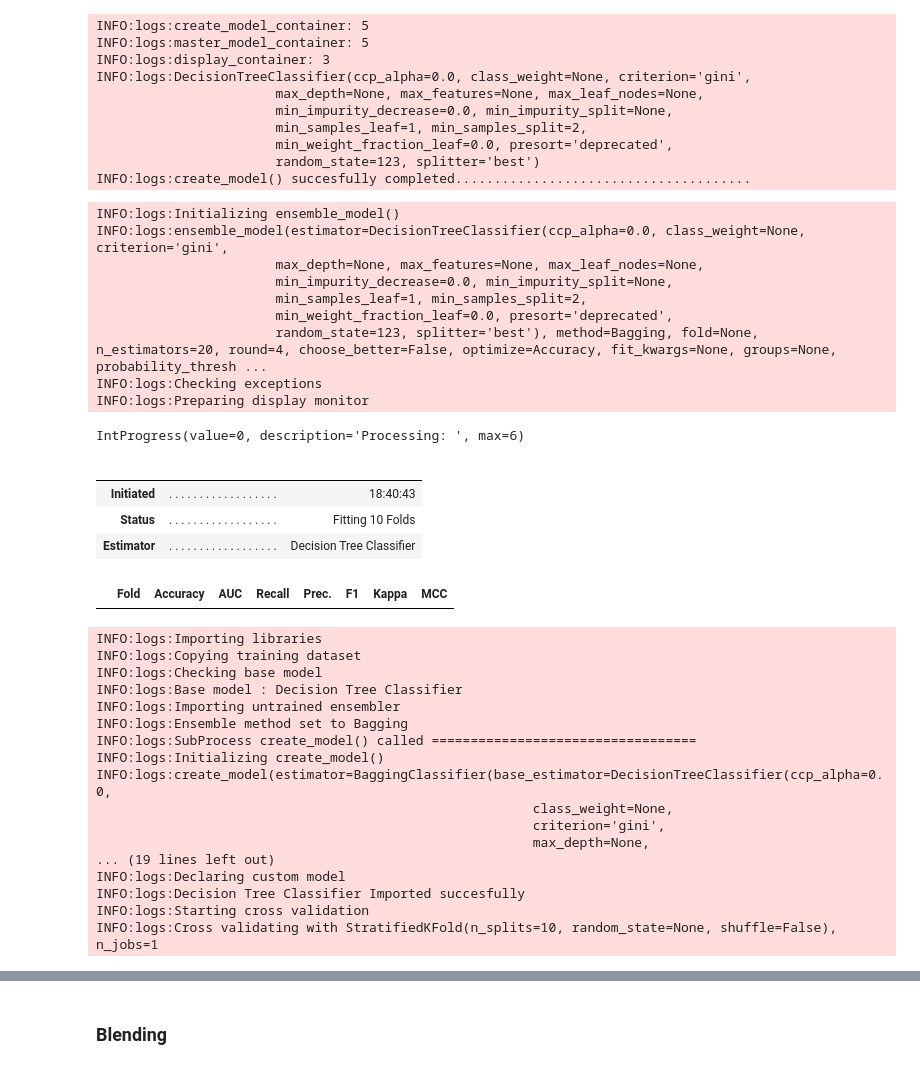
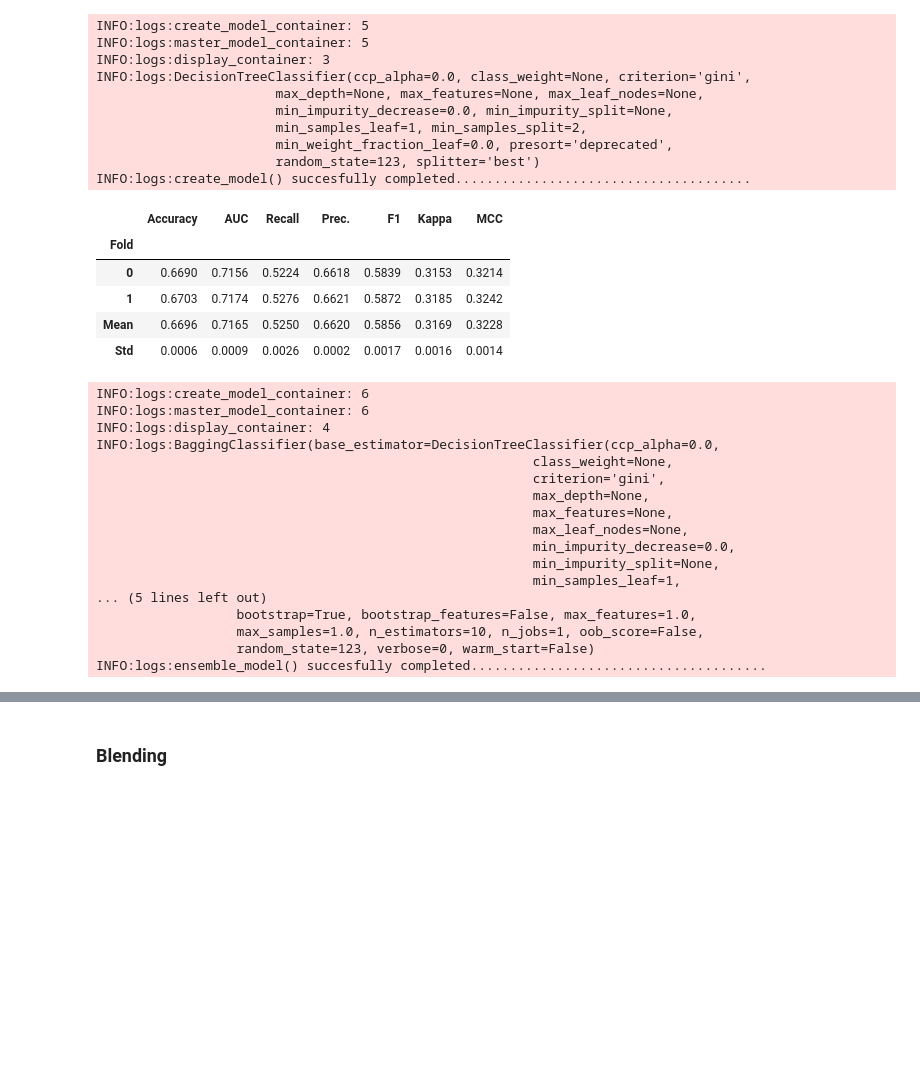
Before and after one commit to kwpark23/Airline-Delays, a Jupyter notebook: Airline_delay.ipynb, the cells around one changed output, grey strips where cells are left out. Drawn from its saved outputs; the diff is of its cells as text; code cells hidden in the pictures; blank space fills up the shorter version.

```diff
--- a/Airline_delay.ipynb
+++ b/Airline_delay.ipynb
@@ -378,39 +379,29 @@ INFO:logs:DecisionTreeClassifier(ccp_alpha=0.0, class_weight=None, criterion='gi
                        random_state=123, splitter='best')
 INFO:logs:create_model() succesfully completed......................................
 # %%
-bagged_dt = ensemble_model(dt, n_estimators=20)
+bagged_dt = ensemble_model(dt, n_estimators=10, fold=2)
 # %% [output]
+|  | Accuracy | AUC | Recall | Prec. | F1 | Kappa | MCC |
+| Fold |  |  |  |  |  |  |  |
+| 0 | 0.6690 | 0.7156 | 0.5224 | 0.6618 | 0.5839 | 0.3153 | 0.3214 |
+| 1 | 0.6703 | 0.7174 | 0.5276 | 0.6621 | 0.5872 | 0.3185 | 0.3242 |
+| Mean | 0.6696 | 0.7165 | 0.5250 | 0.6620 | 0.5856 | 0.3169 | 0.3228 |
+| Std | 0.0006 | 0.0009 | 0.0026 | 0.0002 | 0.0017 | 0.0016 | 0.0014 |
-INFO:logs:Initializing ensemble_model()
-INFO:logs:ensemble_model(estimator=DecisionTreeClassifier(ccp_alpha=0.0, class_weight=None, criterion='gini',
-                       max_depth=None, max_features=None, max_leaf_nodes=None,
-                       min_impurity_decrease=0.0, min_impurity_split=None,
-                       min_samples_leaf=1, min_samples_split=2,
-                       min_weight_fraction_leaf=0.0, presort='deprecated',
-                       random_state=123, splitter='best'), method=Bagging, fold=None, n_estimators=20, round=4, choose_better=False, optimize=Accuracy, fit_kwargs=None, groups=None, probability_thresh ...
-INFO:logs:Checking exceptions
-INFO:logs:Preparing display monitor
+INFO:logs:create_model_container: 6
+INFO:logs:master_model_container: 6
+INFO:logs:display_container: 4
+INFO:logs:BaggingClassifier(base_estimator=DecisionTreeClassifier(ccp_alpha=0.0,
+                                                        class_weight=None,
+                                                        criterion='gini',
+                                                        max_depth=None,
+                                                        max_features=None,
+                                                        max_leaf_nodes=None,
+                                                        min_impurity_decrease=0.0,
+                                                        min_impurity_split=None,
+                                                        min_samples_leaf=1,
+... (5 lines left out)
+                  bootstrap=True, bootstrap_features=False, max_features=1.0,
+                  max_samples=1.0, n_estimators=10, n_jobs=1, oob_score=False,
+                  random_state=123, verbose=0, warm_start=False)
+INFO:logs:ensemble_model() succesfully completed......................................
-IntProgress(value=0, description='Processing: ', max=6)
-|  |  |  |
-|  |  |  |
-| Initiated | . . . . . . . . . . . . . . . . . . | 18:40:43 |
-| Status | . . . . . . . . . . . . . . . . . . | Fitting 10 Folds |
-| Estimator | . . . . . . . . . . . . . . . . . . | Decision Tree Classifier |
-|  | Fold | Accuracy | AUC | Recall | Prec. | F1 | Kappa | MCC |
-INFO:logs:Importing libraries
-INFO:logs:Copying training dataset
-INFO:logs:Checking base model
-INFO:logs:Base model : Decision Tree Classifier
-INFO:logs:Importing untrained ensembler
-INFO:logs:Ensemble method set to Bagging
-INFO:logs:SubProcess create_model() called ==================================
-INFO:logs:Initializing create_model()
-INFO:logs:create_model(estimator=BaggingClassifier(base_estimator=DecisionTreeClassifier(ccp_alpha=0.0,
-                                                        class_weight=None,
-                                                        criterion='gini',
-                                                        max_depth=None,
-... (19 lines left out)
-INFO:logs:Declaring custom model
-INFO:logs:Decision Tree Classifier Imported succesfully
-INFO:logs:Starting cross validation
-INFO:logs:Cross validating with StratifiedKFold(n_splits=10, random_state=None, shuffle=False), n_jobs=1
 # %%
```
Also changed, not shown: parts of 8 cells of this notebook.
